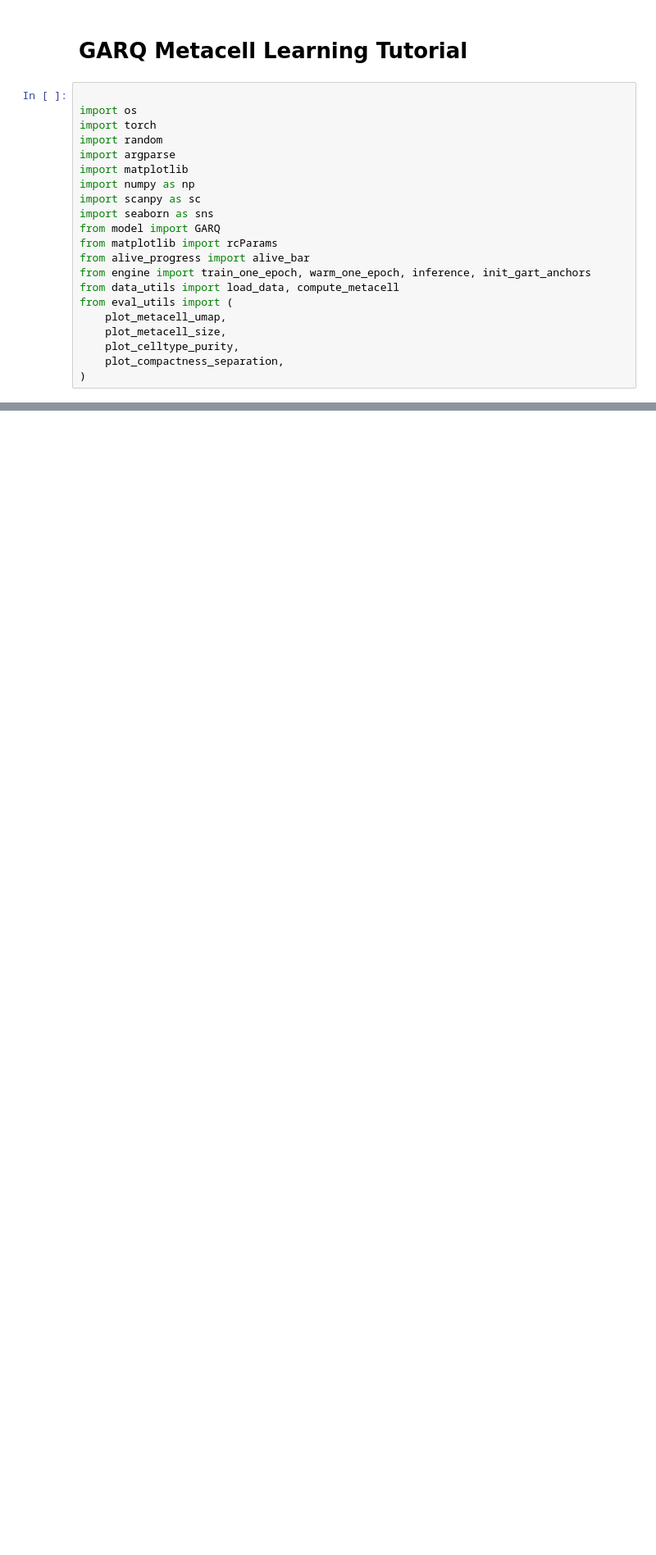
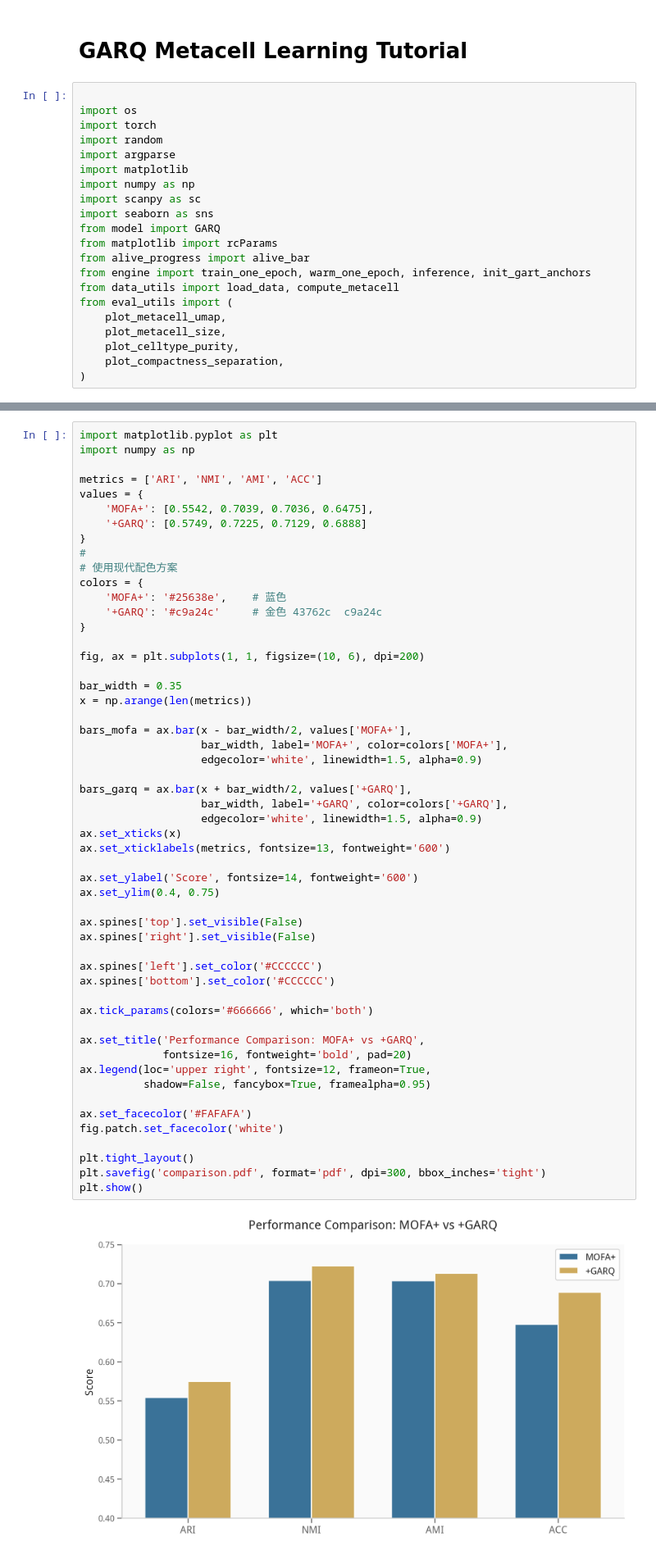
Before and after one commit to wangyh082/GARQ, a Jupyter notebook: GARQ_Tutorial.ipynb, the cells around one changed output, grey strips where cells are left out. Shown at 82% size. Cells and saved outputs as stored; diff of their text form; blank space fills up the shorter version.

```diff
--- a/GARQ_Tutorial.ipynb
+++ b/GARQ_Tutorial.ipynb
@@ -219,0 +596,55 @@ Correlation Saved to: ./save/GSE163120_ADT_24559cells_correlation.npy
+# %%
+import matplotlib.pyplot as plt
+import numpy as np
+
+metrics = ['ARI', 'NMI', 'AMI', 'ACC']
+values = {
+    'MOFA+': [0.5542, 0.7039, 0.7036, 0.6475],
+    '+GARQ': [0.5749, 0.7225, 0.7129, 0.6888]
+}
+#
+# 使用现代配色方案
+colors = {
+    'MOFA+': '#25638e',    # 蓝色
+    '+GARQ': '#c9a24c'     # 金色 43762c  c9a24c
+}
+
+fig, ax = plt.subplots(1, 1, figsize=(10, 6), dpi=200)
+
+bar_width = 0.35
+x = np.arange(len(metrics))
+
+bars_mofa = ax.bar(x - bar_width/2, values['MOFA+'],
+                   bar_width, label='MOFA+', color=colors['MOFA+'],
+                   edgecolor='white', linewidth=1.5, alpha=0.9)
+
+bars_garq = ax.bar(x + bar_width/2, values['+GARQ'],
+                   bar_width, label='+GARQ', color=colors['+GARQ'],
+                   edgecolor='white', linewidth=1.5, alpha=0.9)
+ax.set_xticks(x)
+ax.set_xticklabels(metrics, fontsize=13, fontweight='600')
+
+ax.set_ylabel('Score', fontsize=14, fontweight='600')
+ax.set_ylim(0.4, 0.75)
+
+ax.spines['top'].set_visible(False)
+ax.spines['right'].set_visible(False)
+
+ax.spines['left'].set_color('#CCCCCC')
+ax.spines['bottom'].set_color('#CCCCCC')
+
+ax.tick_params(colors='#666666', which='both')
+
+ax.set_title('Performance Comparison: MOFA+ vs +GARQ',
+             fontsize=16, fontweight='bold', pad=20)
+ax.legend(loc='upper right', fontsize=12, frameon=True,
+          shadow=False, fancybox=True, framealpha=0.95)
+
+ax.set_facecolor('#FAFAFA')
+fig.patch.set_facecolor('white')
+
+plt.tight_layout()
+plt.savefig('comparison.pdf', format='pdf', dpi=300, bbox_inches='tight')
+plt.show()
+# %% [output]
+[figure, added]
```
Also changed, not shown: parts of 5 cells of this notebook.
